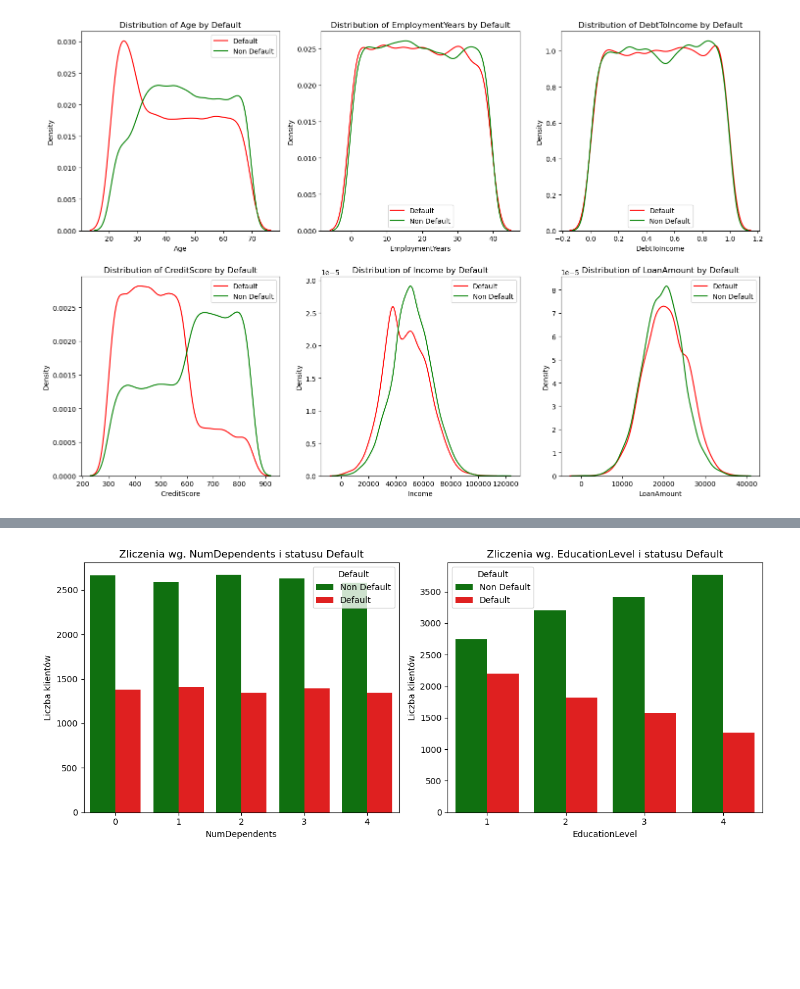
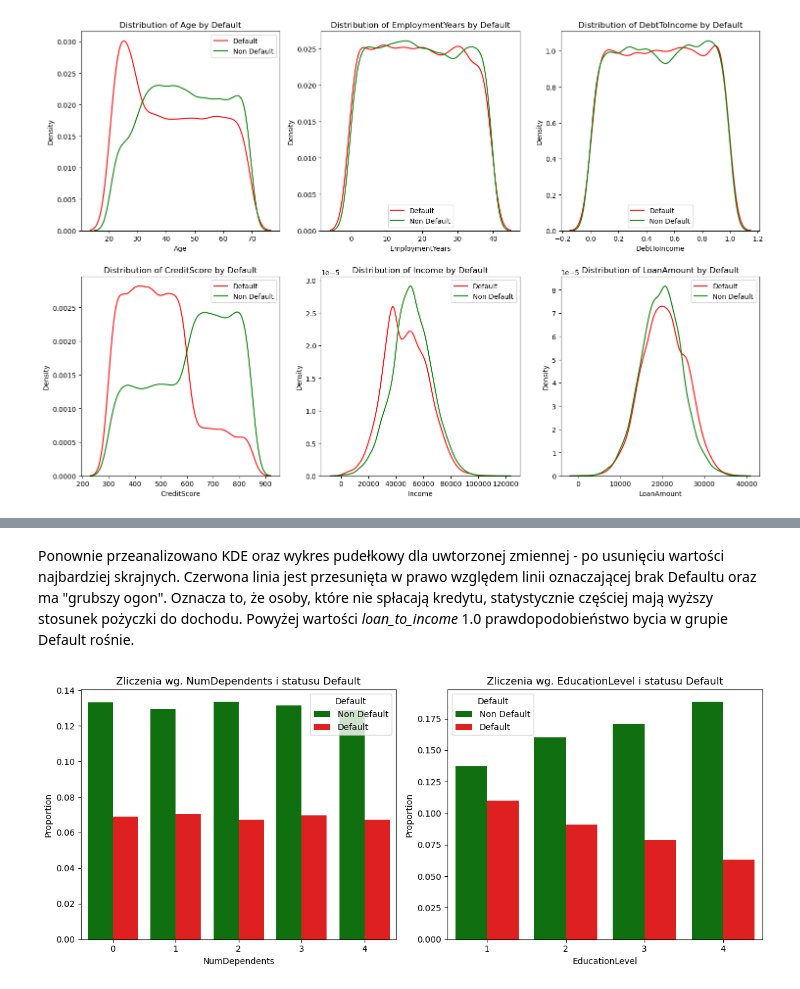
Before and after one commit to malgorzatakukielka/default, a Jupyter notebook: analiza.ipynb, the cells around one changed output, grey strips where cells are left out. Drawn from its saved outputs; the diff is of its cells as text; code cells hidden in the pictures; blank space fills up the shorter version.

```diff
--- a/analiza.ipynb
+++ b/analiza.ipynb
@@ -159,6 +160,6 @@ Analiza wykazała, że większość zmiennych ciągłych (takich jak Age, Credit
 # %%
-train_df['Income'] = train_df['Income'].clip(lower=0)
-train_df['LoanAmount'] = train_df['LoanAmount'].clip(lower=0)
+train_df['Income'] = train_df['Income'].abs()
+train_df['LoanAmount'] = train_df['LoanAmount'].abs()
 # %% [markdown]
 ### Braki danych
 W niniejszej sekcji podjęto próbę zadresowania problemu braku danych w kolumnie <i>CreditScore</i>
@@ -222,0 +227,17 @@ plt.show()
+# %%
+train_df['loan_to_income'] = train_df['LoanAmount'] / (train_df['Income'])
+
+fig, axes = plt.subplots(1, 2, figsize=(16, 6))
+sns.kdeplot(ax=axes[0], data=train_df, x='loan_to_income', hue='Default',
+            palette={0: 'green', 1: 'red'}, common_norm=False)
+axes[0].set_title('Distribution of Loan/Income by Default (KDE)')
+axes[0].set_xlabel('Loan / Income')
+axes[0].set_ylabel('Density')
+
+sns.boxplot(ax=axes[1], data=train_df, y='loan_to_income')
+axes[1].set_title('Boxplot of Loan/Income by Default')
+axes[1].set_xlabel('Default (0: No, 1: Yes)')
+axes[1].set_ylabel('Loan / Income')
+
+plt.tight_layout()
+plt.show()
@@ -222,0 +251,3 @@ plt.show()
+# %%
+print(f"Zdecydowano o usunięciu {len(train_df[train_df['loan_to_income'] > 20.0])} rekordów (anomalie).")
+train_df = train_df[train_df['loan_to_income'] <= 20.0]
@@ -223,19 +274,23 @@ plt.show()
+# %% [markdown]
+Ponownie przeanalizowano KDE oraz wykres pudełkowy dla uwtorzonej zmiennej - po usunięciu wartości najbardziej skrajnych.
+Czerwona linia jest przesunięta w prawo względem linii oznaczającej brak Defaultu oraz ma "grubszy ogon". Oznacza to, że osoby, które nie spłacają kredytu, statystycznie częściej mają wyższy stosunek pożyczki do dochodu.
+Powyżej wartości <i>loan_to_income</i> 1.0 prawdopodobieństwo bycia w grupie Default rośnie.
 # %%
 discrete_features = ['NumDependents', 'EducationLevel']
 fig = plt.figure(figsize=(12, 5))
 
 for i, var in enumerate(discrete_features):
     ax = fig.add_subplot(1, 2, i + 1)
     sns.countplot(
-        x=var, hue='Default', data=train_df,
+        x=var, hue='Default', data=train_df, stat= "proportion",
         ax=ax, palette={1: 'red', 0: 'green'}, order=sorted(train_df[var].unique())
     )
     ax.set_title(f'Zliczenia wg. {var} i statusu Default', fontsize=12)
     ax.set_xlabel(f'{var}')
-    ax.set_ylabel('Liczba klientów')
+    ax.set_ylabel('Proportion')
     ax.legend(title='Default', labels=['Non Default', 'Default'])
 
 plt.tight_layout()
 plt.show()
 # %% [output]
-[figure, old version]
+[figure, new version]
```
Also changed, not shown: parts of 7 cells of this notebook.
